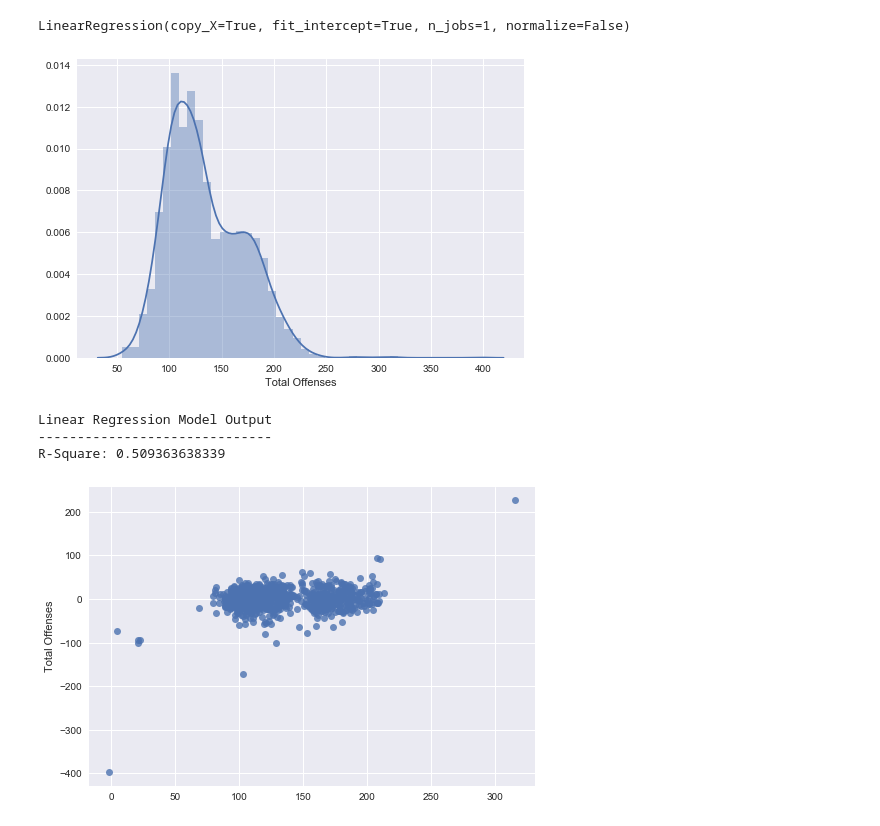
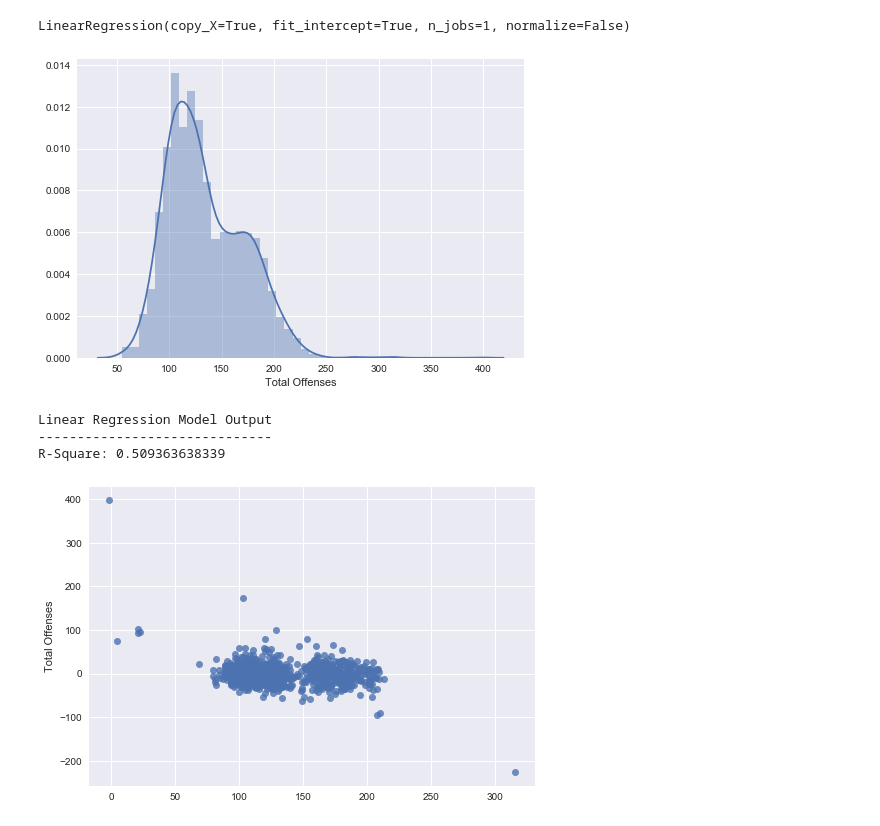
Before and after one commit to BSimas94/DPD_Data_Analysis, a Jupyter notebook: Machine_Learning/LinReg.ipynb, the cells around one changed output. Saved outputs shown, nothing was run; the diff lists cells and outputs as text; code cells hidden in the pictures.

```diff
--- a/Machine_Learning/LinReg.ipynb
+++ b/Machine_Learning/LinReg.ipynb
@@ -48,16 +48,16 @@ LinearRegression(copy_X=True, fit_intercept=True, n_jobs=1, normalize=False)
 # %%
 # show the distribution of observed response values, print the R^2 of the linear regression model,
 # and show the residual plot resulting from model predictions
 sns.distplot(df['Total Offenses'])
 sns.plt.show()
 print 'Linear Regression Model Output'
 print '------------------------------'
 print 'R-Square: ' + str(linreg.score(x_test, y_test))
-sns.regplot(linreg.predict(x_test), linreg.predict(x_test) - y_test, fit_reg=False)
+sns.regplot(linreg.predict(x_test), y_test - linreg.predict(x_test), fit_reg=False)
 sns.plt.show()
 # %% [output]
 [figure]
 Linear Regression Model Output
 ------------------------------
 R-Square: 0.509363638339
-[figure, old version]
+[figure, new version]
```
Also changed, not shown: 1 other file.
